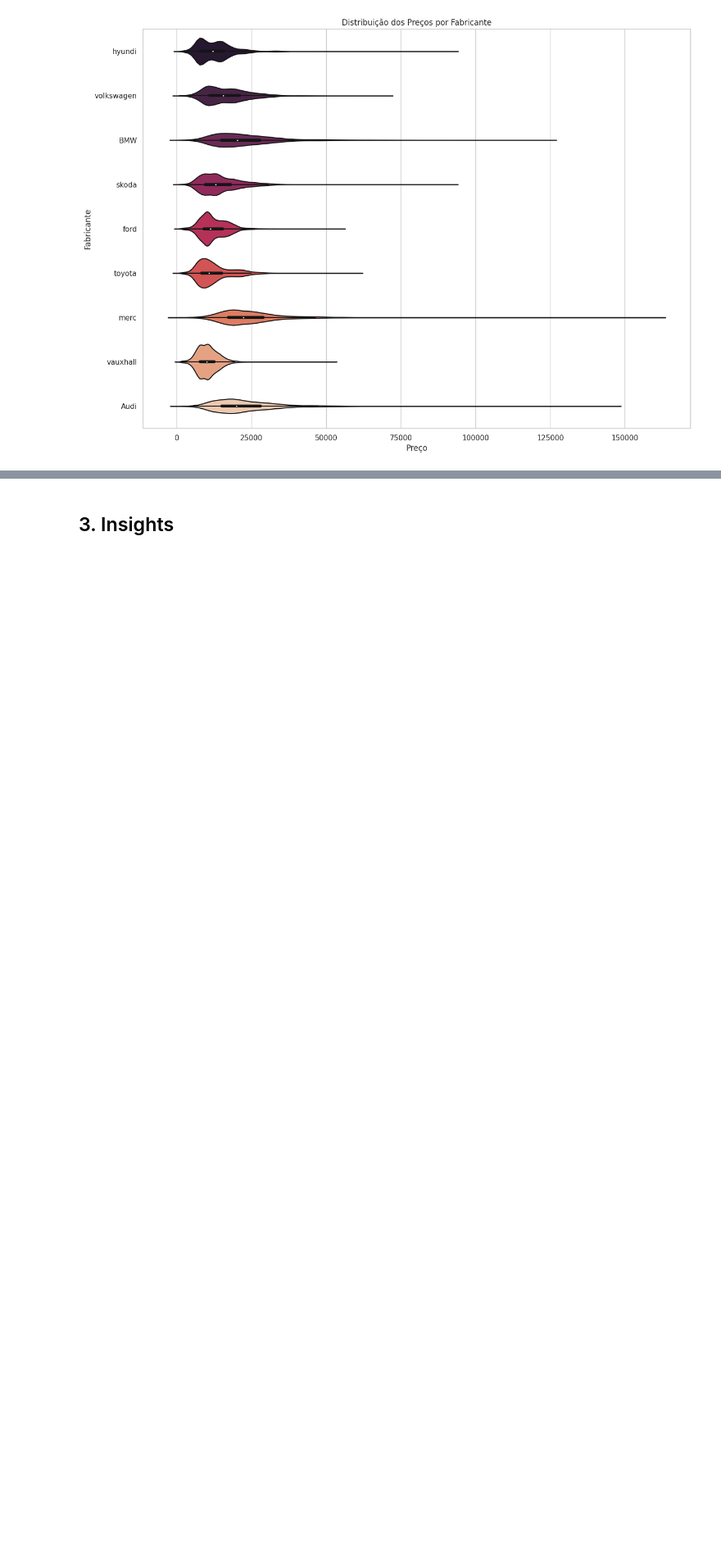
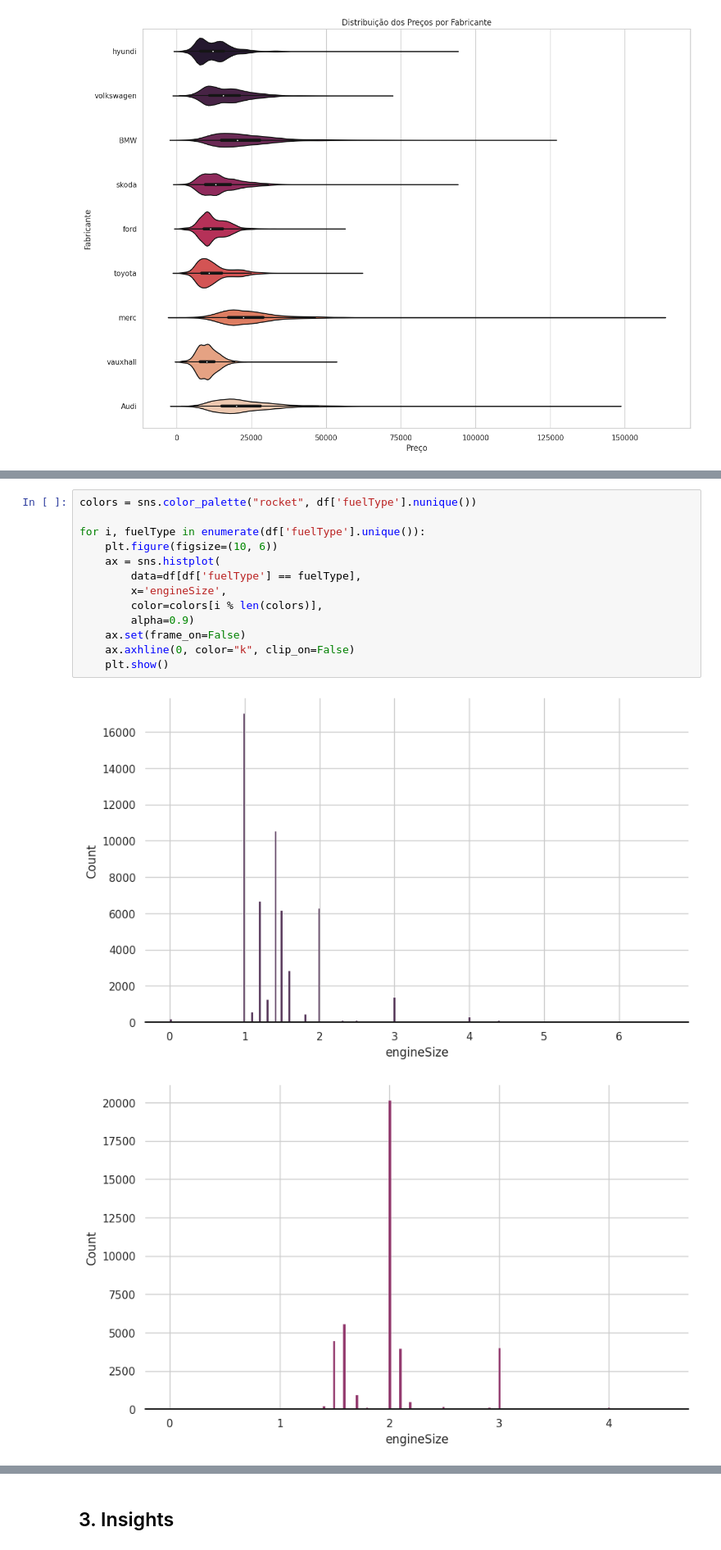
Before and after one commit to atlantico-academy/data-fusion, a Jupyter notebook: notebooks/01-exploratory_data_analysis.ipynb, the cells around one changed output, grey strips where cells are left out. Shown at 82% size. Saved outputs shown, nothing was run; the diff lists cells and outputs as text; blank space fills up the shorter version.

```diff
--- a/notebooks/01-exploratory_data_analysis.ipynb
+++ b/notebooks/01-exploratory_data_analysis.ipynb
@@ -137,0 +193,16 @@ plt.show()
+# %%
+colors = sns.color_palette("rocket", df['fuelType'].nunique())
+
+for i, fuelType in enumerate(df['fuelType'].unique()):
+    plt.figure(figsize=(10, 6))
+    ax = sns.histplot(
+        data=df[df['fuelType'] == fuelType],
+        x='engineSize',
+        color=colors[i % len(colors)],
+        alpha=0.9)
+    ax.set(frame_on=False)
+    ax.axhline(0, color="k", clip_on=False)
+    plt.show()
+# %% [output]
+[figure, added]
+[figure, added]
```
Also changed, not shown: parts of 7 cells of this notebook.
